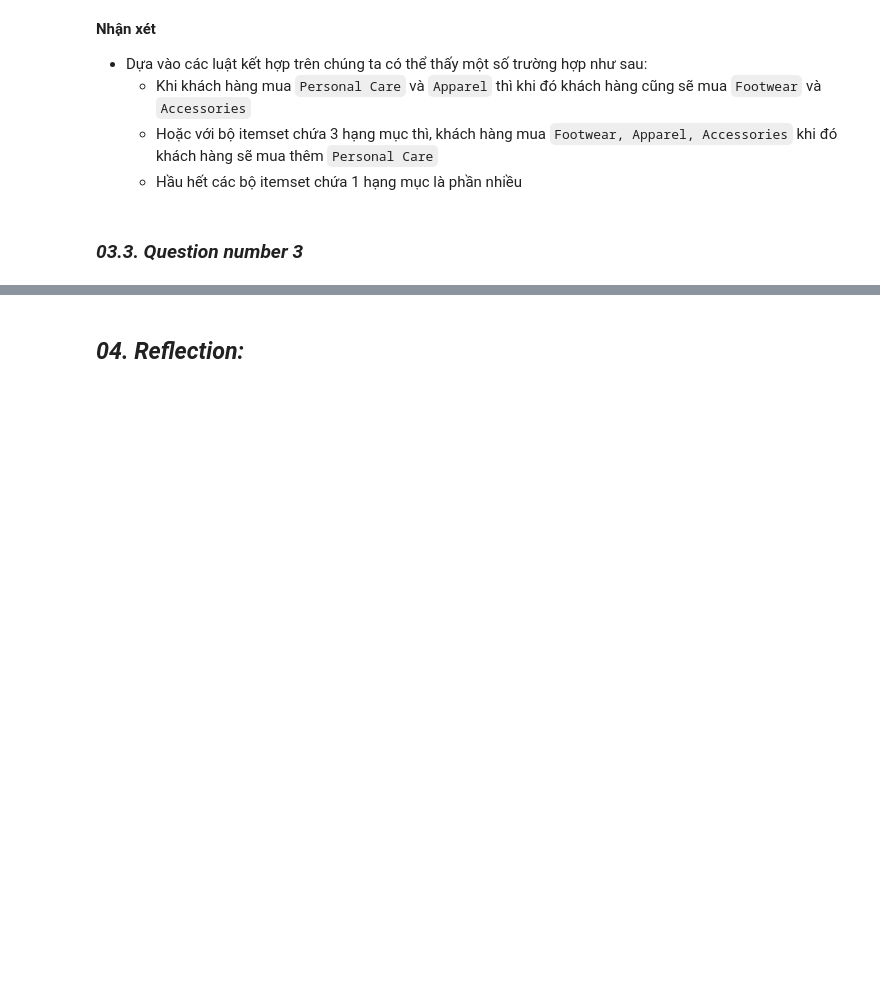
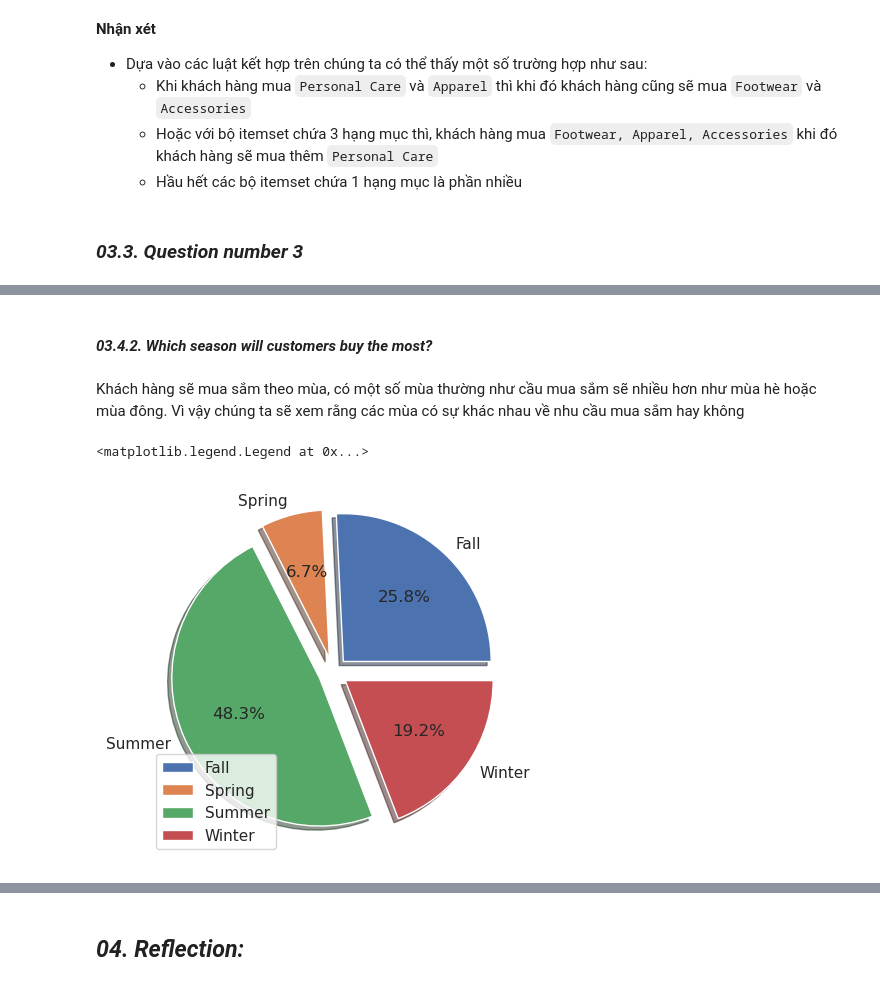
Before and after one commit to thanhanphan17/fashion-campus-dataset-analysis, a Jupyter notebook: [03]-Asking-Questions-and-Analyzing.ipynb, the cells around one changed output, grey strips where cells are left out. Cells and saved outputs as stored; diff of their text form; code cells hidden in the pictures; blank space fills up the shorter version.

```diff
--- a/[03]-Asking-Questions-and-Analyzing.ipynb
+++ b/[03]-Asking-Questions-and-Analyzing.ipynb
@@ -356,0 +425,12 @@ plt.show()
+# %% [markdown]
+#### **_03.4.2. Which season will customers buy the most?_**
+# %% [markdown]
+Khách hàng sẽ mua sắm theo mùa, có một số mùa thường như cầu mua sắm sẽ nhiều hơn như mùa hè hoặc mùa đông. Vì vậy chúng ta sẽ xem rằng các mùa có sự khác nhau về nhu cầu mua sắm hay không
+# %%
+season = df_product.groupby(['season'])['season'].count()
+explodeSize = [0.1, 0.1, 0.1, 0.1]
+plt.pie(season, labels = ['Fall', 'Spring', 'Summer', 'Winter'], shadow = True, autopct='%1.1f%%', explode = explodeSize)
+plt.legend()
+# %% [output]
+<matplotlib.legend.Legend at 0x...>
+[figure, added]
```
Also changed, not shown: parts of 48 cells of this notebook.
